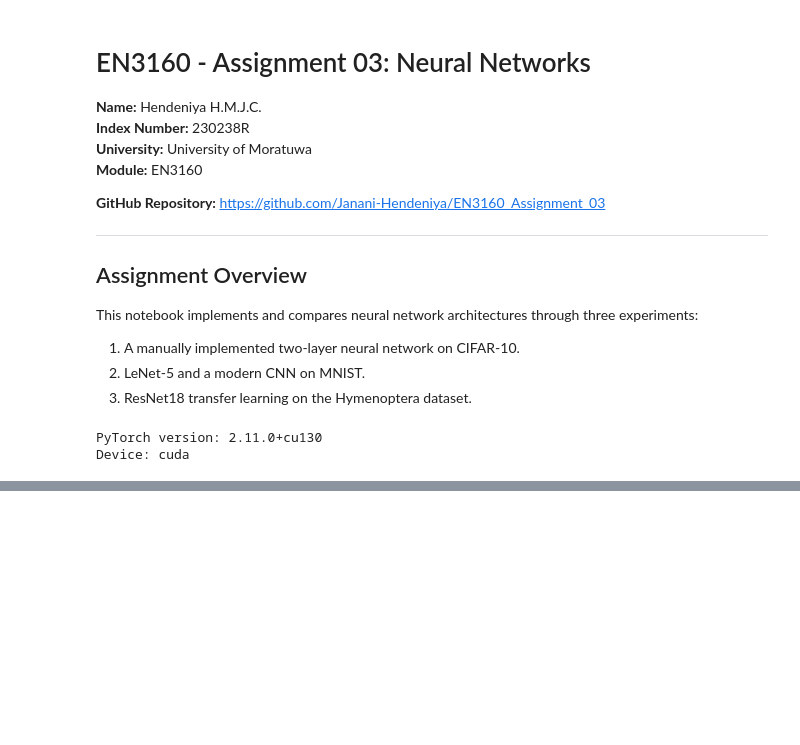
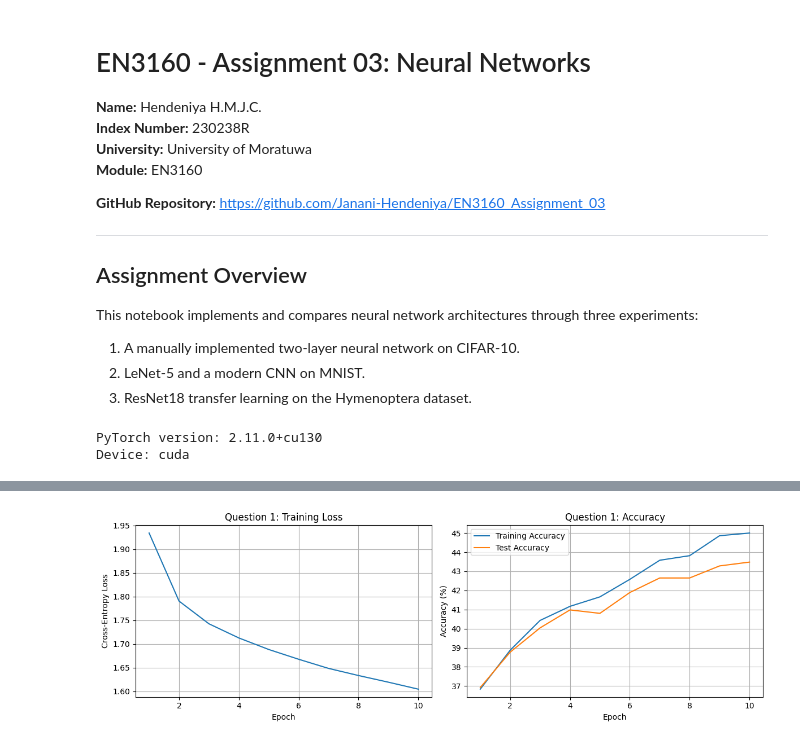
Before and after one commit to Janani-Hendeniya/EN3160_Assignment_03, a Jupyter notebook: 230238R_A03.ipynb, the cells around one changed output, grey strips where cells are left out. Cells and saved outputs as stored; diff of their text form; code cells hidden in the pictures; blank space fills up the shorter version.

Commit message:
question 1 complete - implement manual two layer netwirk with cross entropy

```diff
--- a/230238R_A03.ipynb
+++ b/230238R_A03.ipynb
@@ -50,0 +251,30 @@ Device: cuda
+# %%
+#3.6 Plot the results
+fig, axes = plt.subplots(1, 2, figsize=(12, 4))
+
+epochs_axis = range(1, epochs_q1 + 1)
+
+axes[0].plot(epochs_axis, q1_history["train_loss"])
+axes[0].set_title("Question 1: Training Loss")
+axes[0].set_xlabel("Epoch")
+axes[0].set_ylabel("Cross-Entropy Loss")
+axes[0].grid(True)
+
+axes[1].plot(
+    epochs_axis, q1_history["train_acc"],
+    label="Training Accuracy"
+)
+axes[1].plot(
+    epochs_axis, q1_history["test_acc"],
+    label="Test Accuracy"
+)
+axes[1].set_title("Question 1: Accuracy")
+axes[1].set_xlabel("Epoch")
+axes[1].set_ylabel("Accuracy (%)")
+axes[1].legend()
+axes[1].grid(True)
+
+plt.tight_layout()
+plt.show()
+# %% [output]
+[figure, added]
```
Also changed, not shown: parts of 6 cells of this notebook.
